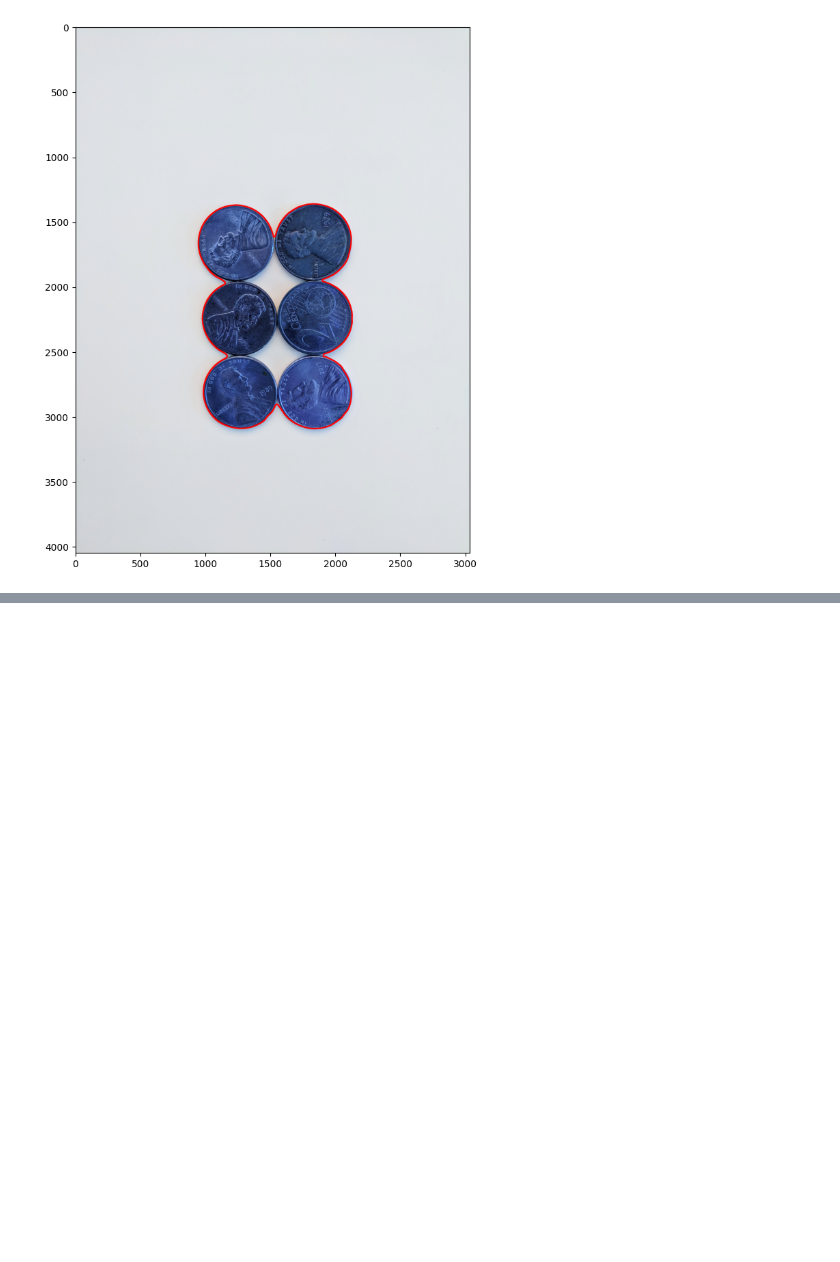
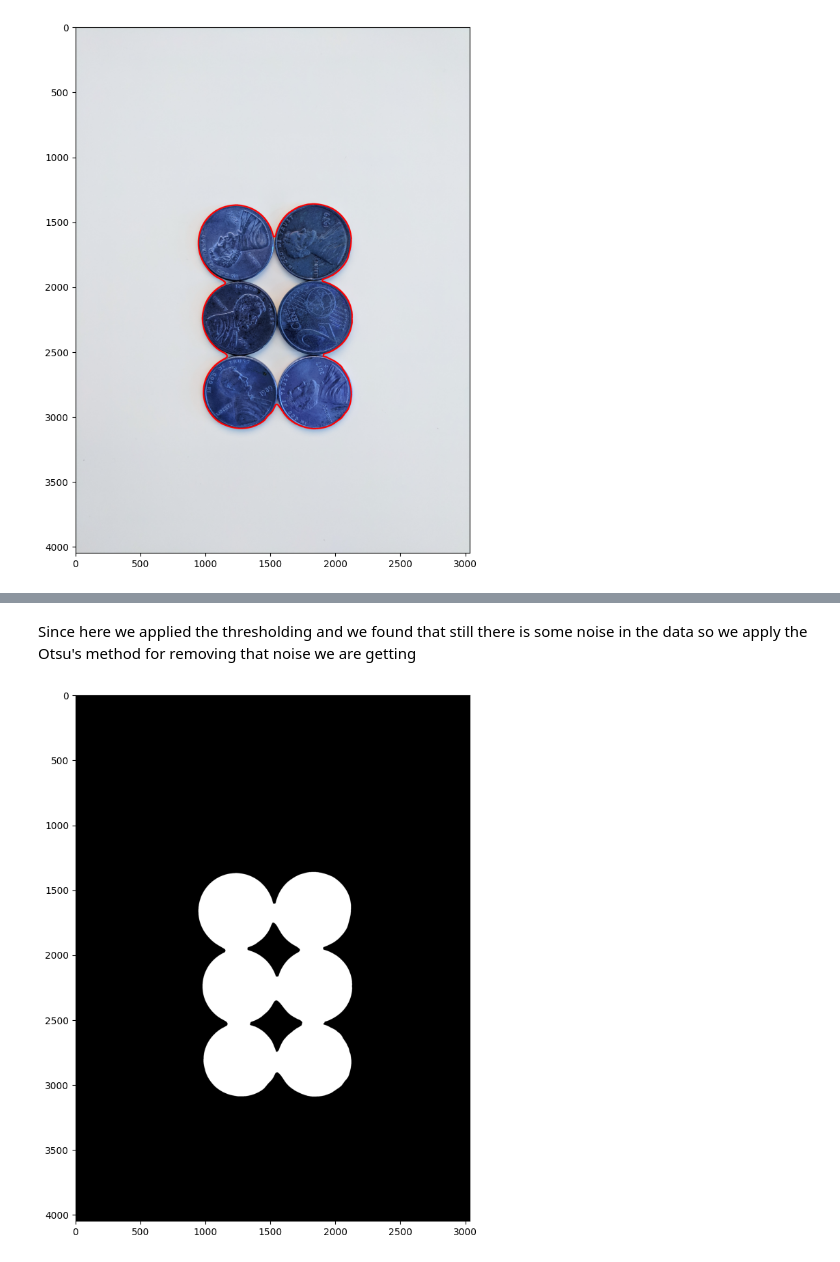
Before and after one commit to SuvitKumar003/computer-Vision-Projects, a Jupyter notebook: watershed_algorithm.ipynb, the cells around one changed output, grey strips where cells are left out. Cells and saved outputs as stored; diff of their text form; code cells hidden in the pictures; blank space fills up the shorter version.

```diff
--- a/watershed_algorithm.ipynb
+++ b/watershed_algorithm.ipynb
@@ -47,0 +56,10 @@ display(sep_coins)
+# %%
+gray_img=cv2.cvtColor(img,cv2.COLOR_BGR2GRAY)
+# %%
+ret,thresh=cv2.threshold(gray_img,0,255,cv2.THRESH_BINARY_INV+cv2.THRESH_OTSU)
+# %% [markdown]
+Since here we applied the thresholding and we found that still there is some noise in the data so we apply the Otsu's method for removing that noise we are getting
+# %%
+display(thresh)
+# %% [output]
+[figure, added]
```
Also changed, not shown: parts of 15 cells of this notebook.
